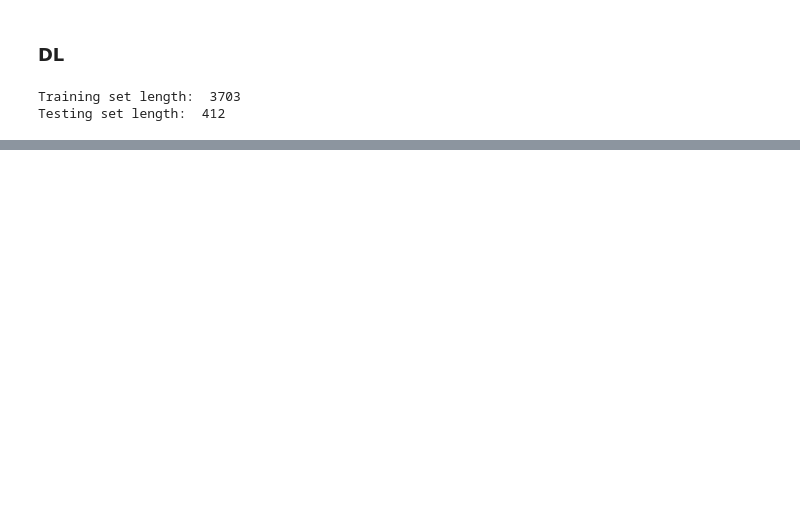
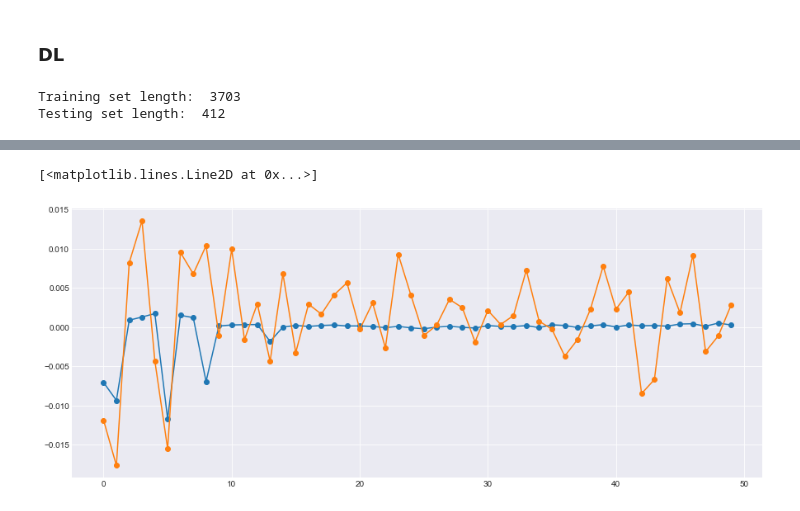
Before and after one commit to soheil-mpg/Automatic-Trading-with-RL, a Jupyter notebook: quantitative trading.ipynb, the cells around one changed output, grey strips where cells are left out. Saved outputs shown, nothing was run; the diff lists cells and outputs as text; code cells hidden in the pictures; blank space fills up the shorter version.

```diff
--- a/quantitative trading.ipynb
+++ b/quantitative trading.ipynb
@@ -957,13 +1033,22 @@ print("Testing set length: ", x_test.shape[0])
 # %% [output]
 Training set length:  3703
 Testing set length:  412
+# %%
+# Reshape the data for model
+x_train = x_train.reshape(-1, x_train.shape[1], 1)
+y_train = y_train
+
+x_test = x_test.reshape(-1, x_train.shape[1], 1)
+y_test = y_test
 # %%
 model = keras.models.Sequential()
-model.add(keras.layers.LSTM(32, input_shape=(25,1), return_sequences=True))
-model.add(keras.layers.LSTM(64, return_sequences=True))
-model.add(keras.layers.LSTM(64, return_sequences=True))
-model.add(keras.layers.Dense(10, activation='relu'))
-model.add(keras.layers.Dense(1, activation='sigmoid'))
+model.add(keras.layers.LSTM(32, input_shape=(x_train.shape[1],1), return_sequences=True))
+model.add(keras.layers.LSTM(128, return_sequences=True))
+model.add(keras.layers.LSTM(256, return_sequences=False))
+model.add(keras.layers.Dense(512, activation='relu'))
+model.add(keras.layers.Dense(256, activation='relu'))
+model.add(keras.layers.Dense(128, activation='relu'))
+model.add(keras.layers.Dense(1, activation=None))
 
 model.summary()
 # %% [output]
@@ -986,2 +1070,10 @@ Trainable params: 62,869
 Non-trainable params: 0
 _________________________________________________________________
+# %%
+model.compile(optimizer='rmsprop', loss="MSE", metrics=None,)
+# %%
+model.fit(x=x_train,
+          y=y_train,
+          batch_size=128,
+          epochs=50,
+          validation_data = (x_test, y_test))
@@ -987,0 +1099,13 @@ _________________________________________________________________
+# %%
+preds = model.predict(x_test).flatten()
+
+plt.figure(figsize=(15, 6))
+
+start_index = 0
+total_index_view = 50
+
+plt.plot(preds[start_index:total_index_view], "o-")
+plt.plot(y_test[start_index:total_index_view], "o-")
+# %% [output]
+[<matplotlib.lines.Line2D at 0x...>]
+[figure, added]
```
Also changed, not shown: parts of 12 cells of this notebook.
